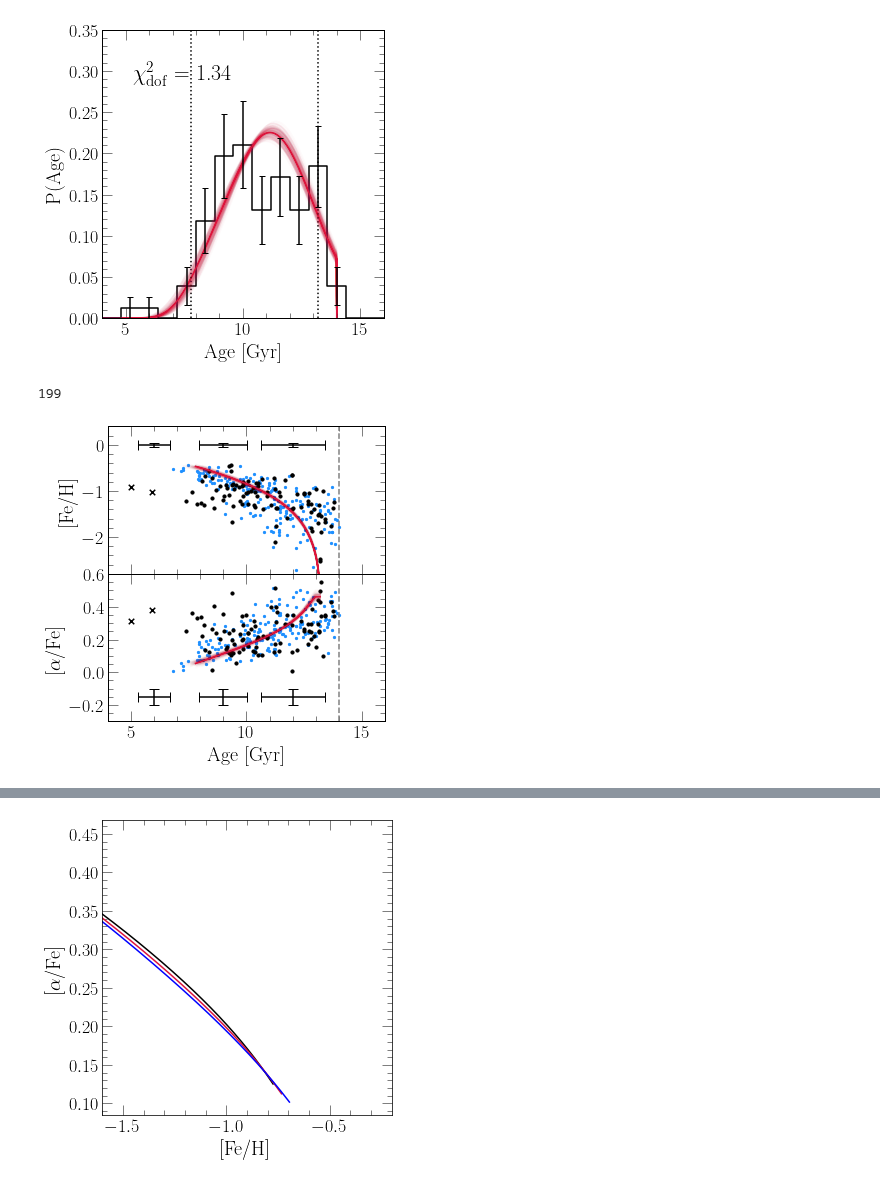
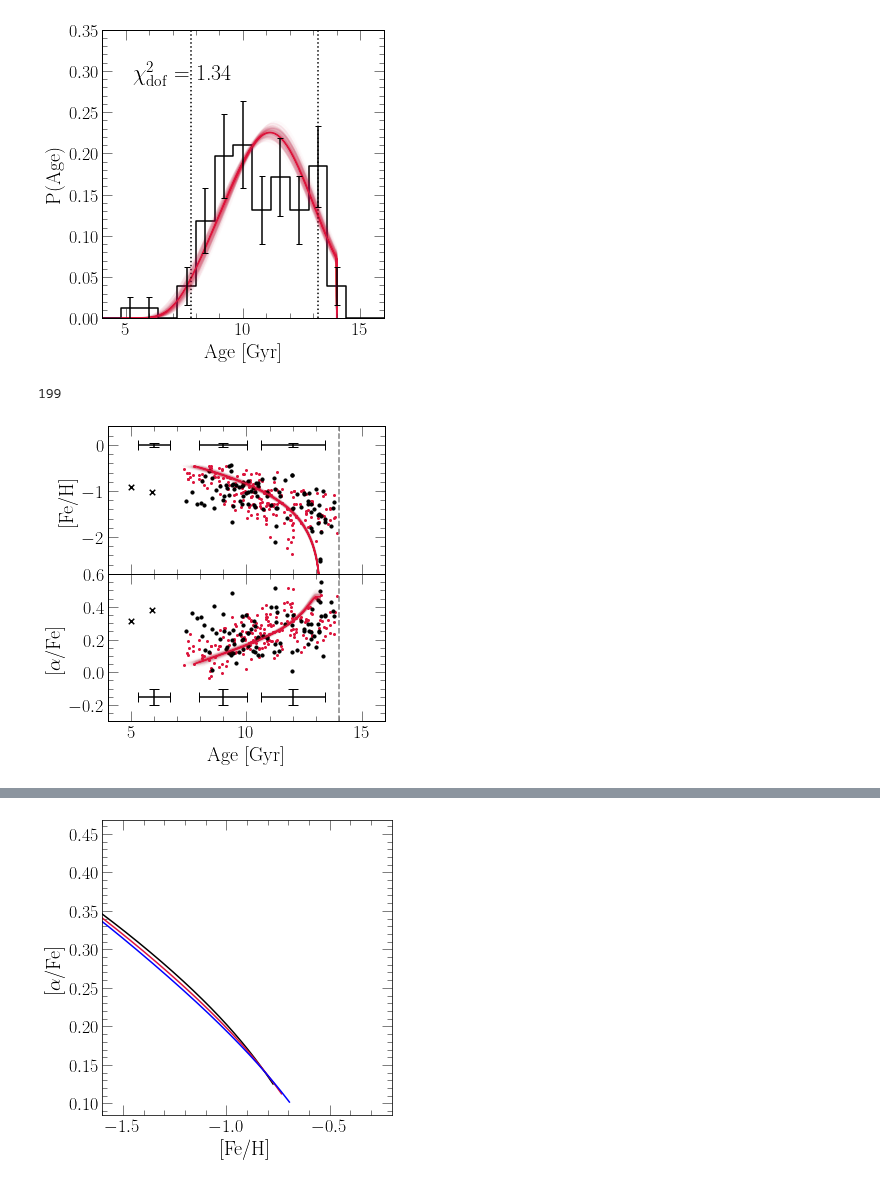
Before and after one commit to giganano/h3halo, a Jupyter notebook: notebooks/paperplots.ipynb, the cells around one changed output, grey strips where cells are left out. Cells and saved outputs as stored; diff of their text form; code cells hidden in the pictures.

Commit message:
paper updates: figures and some references

```diff
--- a/notebooks/paperplots.ipynb
+++ b/notebooks/paperplots.ipynb
@@ -840,7 +841,8 @@ ax.set_yscale("log")
 ax.xaxis.set_major_formatter(fsf("%g"))
 ax.yaxis.set_major_formatter(fsf("%g"))
 ax.set_xlabel("Sample Size")
-ax.set_ylabel(r"$\sigma/\theta$")
+# ax.set_ylabel(r"$\sigma/\theta$")
+ax.set_ylabel(r"Fit Precision")
 ax.set_xlim([5, 5000])
 ax.set_ylim([0.01, 0.5])
 
@@ -950,7 +952,8 @@ ax.set_yscale("log")
 ax.xaxis.set_major_formatter(fsf("%g"))
 ax.yaxis.set_major_formatter(fsf("%g"))
 ax.set_xlabel("Abundance Uncertainty [dex]")
-ax.set_ylabel(r"$\sigma/\theta$")
+# ax.set_ylabel(r"$\sigma/\theta$")
+ax.set_ylabel("Fit Precision")
 ax.set_xlim([0.005, 1])
 ax.set_ylim([0.01, 0.5])
 
@@ -999,7 +1002,8 @@ ax.set_yscale("log")
 ax.xaxis.set_major_formatter(fsf("%g"))
 ax.yaxis.set_major_formatter(fsf("%g"))
 ax.set_xlabel("Age Uncertainty [dex]")
-ax.set_ylabel(r"$\sigma/\theta$")
+# ax.set_ylabel(r"$\sigma/\theta$")
+ax.set_ylabel("Fit Precision")
 ax.set_xlim([0.011, 2])
 ax.set_ylim([0.01, 0.5])
 
@@ -1081,7 +1085,8 @@ ax.set_yscale("log")
 # ax.xaxis.set_major_formatter(fsf("%g"))
 ax.yaxis.set_major_formatter(fsf("%g"))
 ax.set_xlabel(r"$f_\text{age}$ [\%]")
-ax.set_ylabel(r"$\sigma/\theta$")
+# ax.set_ylabel(r"$\sigma/\theta$")
+ax.set_ylabel("Fit Precision")
 ax.set_xlim([-0.1, 1.1])
 ax.set_xticks([0, 0.2, 0.4, 0.6, 0.8, 1])
 ax.set_ylim([0.01, 0.5])
@@ -1591,12 +1596,12 @@ def plotsampled():
             feh[i] += np.random.normal(scale = med_feh_err)
             afe[i] += np.random.normal(scale = med_afe_err)
         kwargs = {
-            "c": named_colors()["dodgerblue"],
-            "s": 5,
-            "zorder": -100
+            "c": named_colors()["crimson"],
+            "s": 4,
+            "zorder": -100,
         }
-        top.scatter(ages, feh, c = named_colors()["dodgerblue"], s = 5)
-        bottom.scatter(ages, afe, c = named_colors()["dodgerblue"], s = 5)
+        top.scatter(ages, feh, **kwargs)
+        bottom.scatter(ages, afe, **kwargs)
 
 plotsampled()
 
@@ -1634,31 +1639,31 @@ sys.stdout.write("\n")
 #         sz.func.timescale = chain["tau_in"][indeces[i]]
 #         sz.mode = "ifr"
 #         sz.Mg0 = 0
 #         sz.nthreads = 2
 #         sz.tau_star = chain["tau_star"][indeces[i]]
 #         sz.eta = chain["eta"][indeces[i]]
 #         sz.dt = chain["tau_tot"][indeces[i]] / 500
 #         vice.yields.ccsne.settings['fe'] = chain["y_fe_cc"][indeces[i]]
 #         vice.yields.sneia.settings['fe'] = chain["y_fe_ia"][indeces[i]]
 #         out = sz.run(np.linspace(0, chain["tau_tot"][indeces[i]], 501),
 #             overwrite = True, capture = True)
 
 #         kwargs["alpha"] = 0.01
 #         diff = 13.2 - out.history["time"][-1]
 #         xvals = [_ + diff for _ in out.history["lookback"]]
 #         top.plot(xvals, out.history["[fe/h]"], **kwargs)
 #         bottom.plot(xvals, out.history["[o/fe]"], **kwargs)
 
 #         sys.stdout.write("\r%d" % (i))
 # sys.stdout.write("\n")
 
 plt.tight_layout()
 plt.subplots_adjust(hspace = 0, left = 0.2)
 for ext in ["pdf", "jpeg"]:
     kwargs = {}
     if ext == "jpeg": kwargs["dpi"] = 200
     plt.savefig("../paper/gsefit_amr.%s" % (ext), **kwargs)
 plt.show()
 # %% [output]
 199
-[figure, old version]
+[figure, new version]
```
Also changed, not shown: parts of 7 cells of this notebook, 20 other files.
